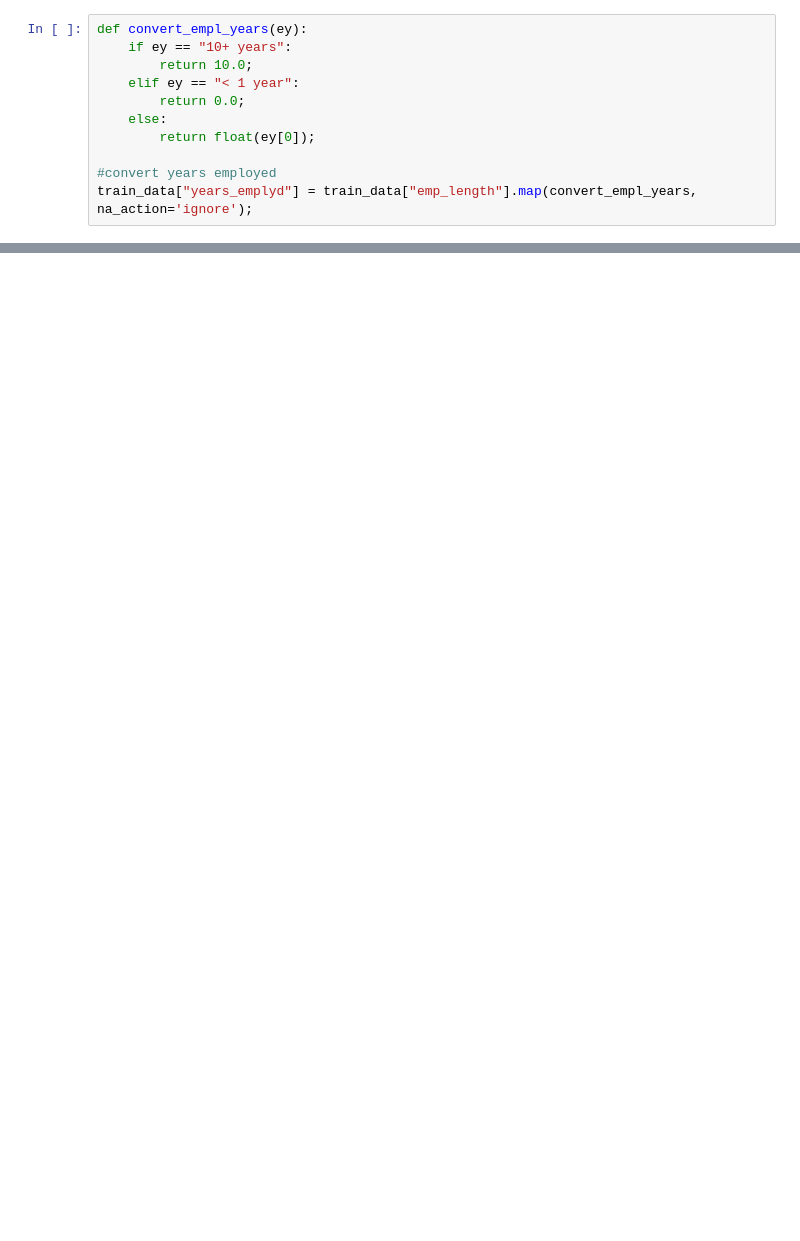
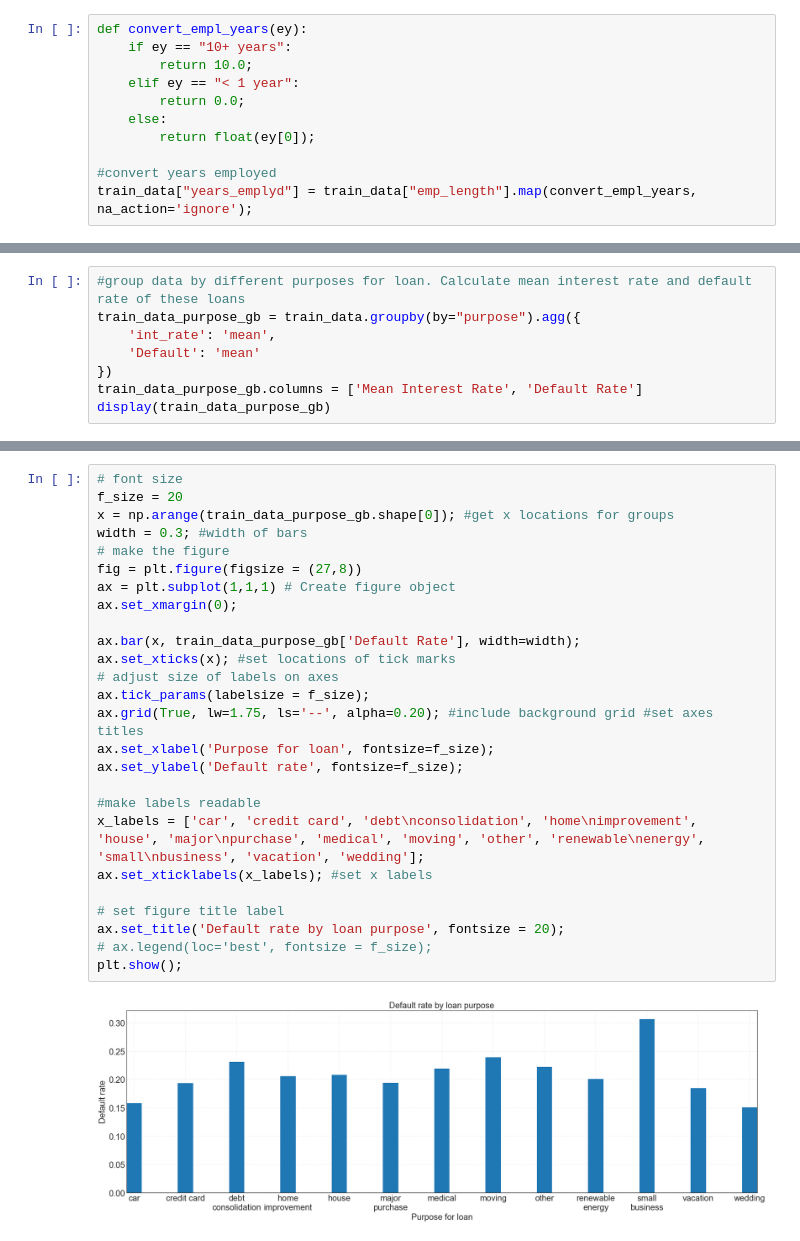
Before and after one commit to bhavenp/209A-FinalProject, a Jupyter notebook: bhaven/EDA_for_final.ipynb, the cells around one changed output, grey strips where cells are left out. Cells and saved outputs as stored; diff of their text form; blank space fills up the shorter version.

Commit message:
added some more final EDA to present. Need to finish graph for DTI distributions for paid/default loans

```diff
--- a/bhaven/EDA_for_final.ipynb
+++ b/bhaven/EDA_for_final.ipynb
@@ -191,0 +200,8 @@ ax.legend(loc='best', fontsize=f_size);
+# %%
+#group data by different purposes for loan. Calculate mean interest rate and default rate of these loans
+train_data_purpose_gb = train_data.groupby(by="purpose").agg({
+    'int_rate': 'mean',
+    'Default': 'mean'
+})
+train_data_purpose_gb.columns = ['Mean Interest Rate', 'Default Rate']
+display(train_data_purpose_gb)
@@ -191,0 +224,28 @@ ax.legend(loc='best', fontsize=f_size);
+# %%
+# font size
+f_size = 20
+x = np.arange(train_data_purpose_gb.shape[0]); #get x locations for groups
+width = 0.3; #width of bars
+# make the figure
+fig = plt.figure(figsize = (27,8))
+ax = plt.subplot(1,1,1) # Create figure object
+ax.set_xmargin(0);
+
+ax.bar(x, train_data_purpose_gb['Default Rate'], width=width);
+ax.set_xticks(x); #set locations of tick marks
+# adjust size of labels on axes
+ax.tick_params(labelsize = f_size);
+ax.grid(True, lw=1.75, ls='--', alpha=0.20); #include background grid #set axes titles
+ax.set_xlabel('Purpose for loan', fontsize=f_size);
+ax.set_ylabel('Default rate', fontsize=f_size);
+
+#make labels readable
+x_labels = ['car', 'credit card', 'debt\nconsolidation', 'home\nimprovement', 'house', 'major\npurchase', 'medical', 'moving', 'other', 'renewable\nenergy', 'small\nbusiness', 'vacation', 'wedding'];
+ax.set_xticklabels(x_labels); #set x labels
+
+# set figure title label
+ax.set_title('Default rate by loan purpose', fontsize = 20);
+# ax.legend(loc='best', fontsize = f_size);
+plt.show();
+# %% [output]
+[figure, added]
```
Also changed, not shown: parts of 19 cells of this notebook, 2 other files.
